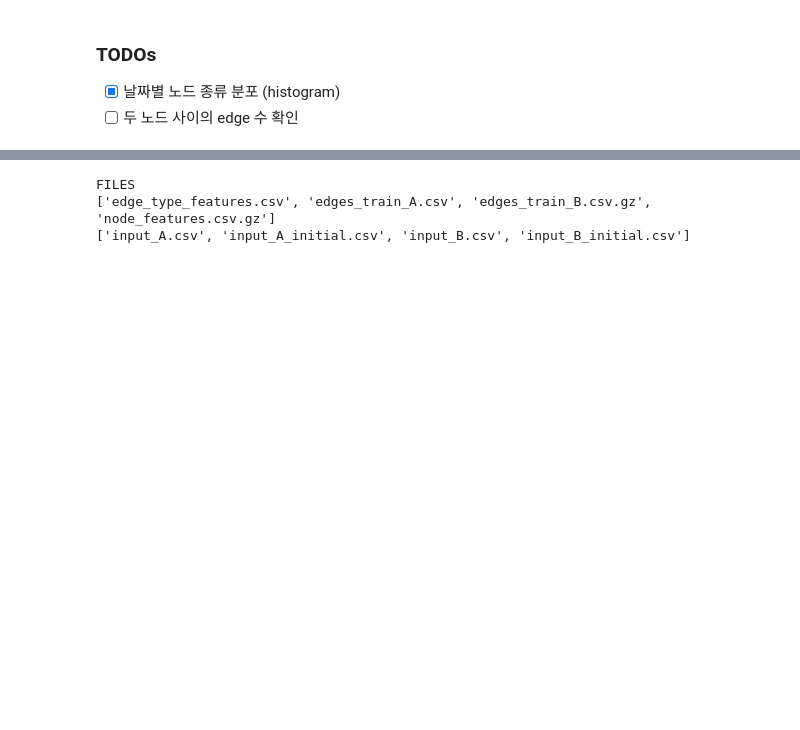
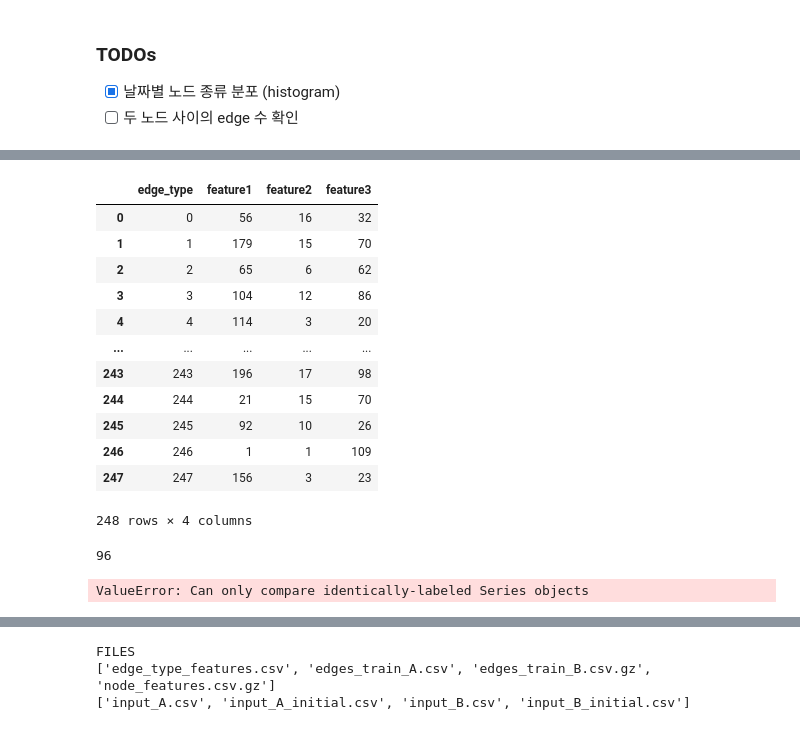
Before and after one commit to JihoChoi/wsdm-2022-challenge, a Jupyter notebook: notebooks/notes.ipynb, the cells around one changed output, grey strips where cells are left out. Cells and saved outputs as stored; diff of their text form; code cells hidden in the pictures; blank space fills up the shorter version.

```diff
--- a/notebooks/notes.ipynb
+++ b/notebooks/notes.ipynb
@@ -30,0 +170,16 @@
+# %%
+edge_type_features
+# %% [output]
+|  | edge_type | feature1 | feature2 | feature3 |
+| 0 | 0 | 56 | 16 | 32 |
+| 1 | 1 | 179 | 15 | 70 |
+| 2 | 2 | 65 | 6 | 62 |
+| 3 | 3 | 104 | 12 | 86 |
+| 4 | 4 | 114 | 3 | 20 |
+| ... | ... | ... | ... | ... |
+| 243 | 243 | 196 | 17 | 98 |
+| 244 | 244 | 21 | 15 | 70 |
+| 245 | 245 | 92 | 10 | 26 |
+| 246 | 246 | 1 | 1 | 109 |
+| 247 | 247 | 156 | 3 | 23 |
+248 rows × 4 columns
@@ -30,0 +207,19 @@
+# %%
+edge_type_features.to_dict('records')
+edge_type_features.to_dict('records')
+
+edge_type_features = edge_type_features.values.tolist()
+
+for edge_type in edge_type_series:
+    print(edge_type)
+    break
+
+
+# edge_type_features['edge_type']==edge_type
+# edge_type_features[].values.tolist()[0]
+# %% [output]
+96
+# %%
+edge_type_features[edge_type_features['edge_type']==edge_type].values.tolist()[0]
+# %% [output]
+ValueError: Can only compare identically-labeled Series objects
```
Also changed, not shown: parts of 14 cells of this notebook, 4 other files.
